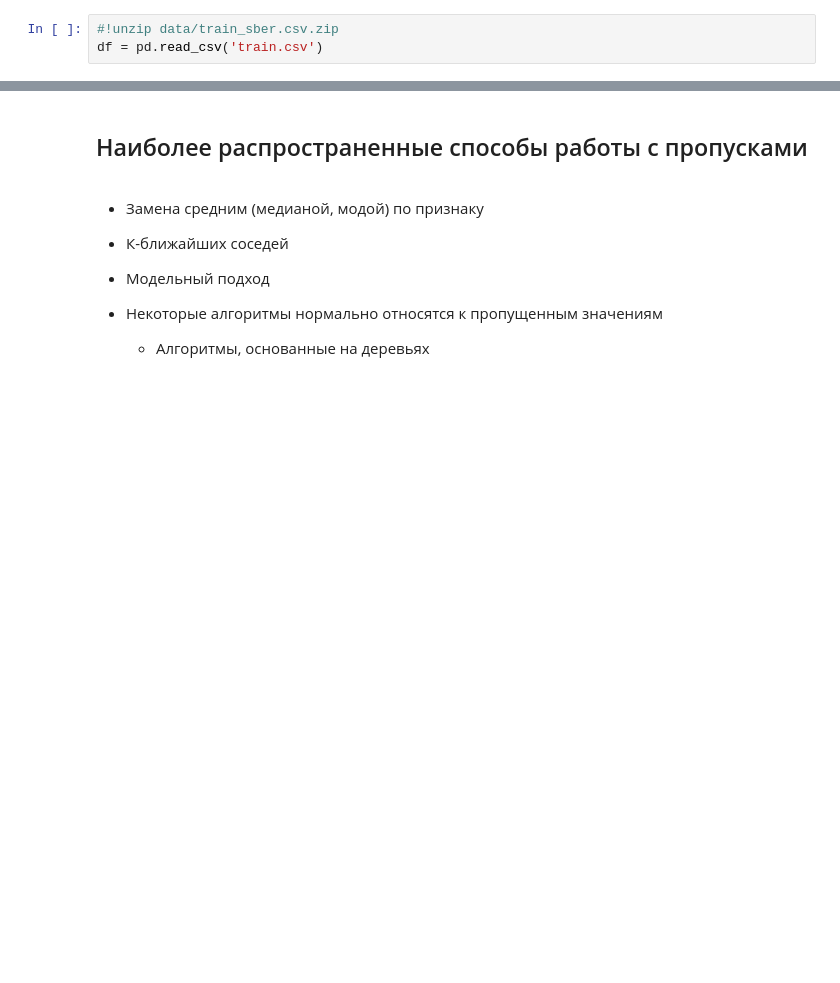
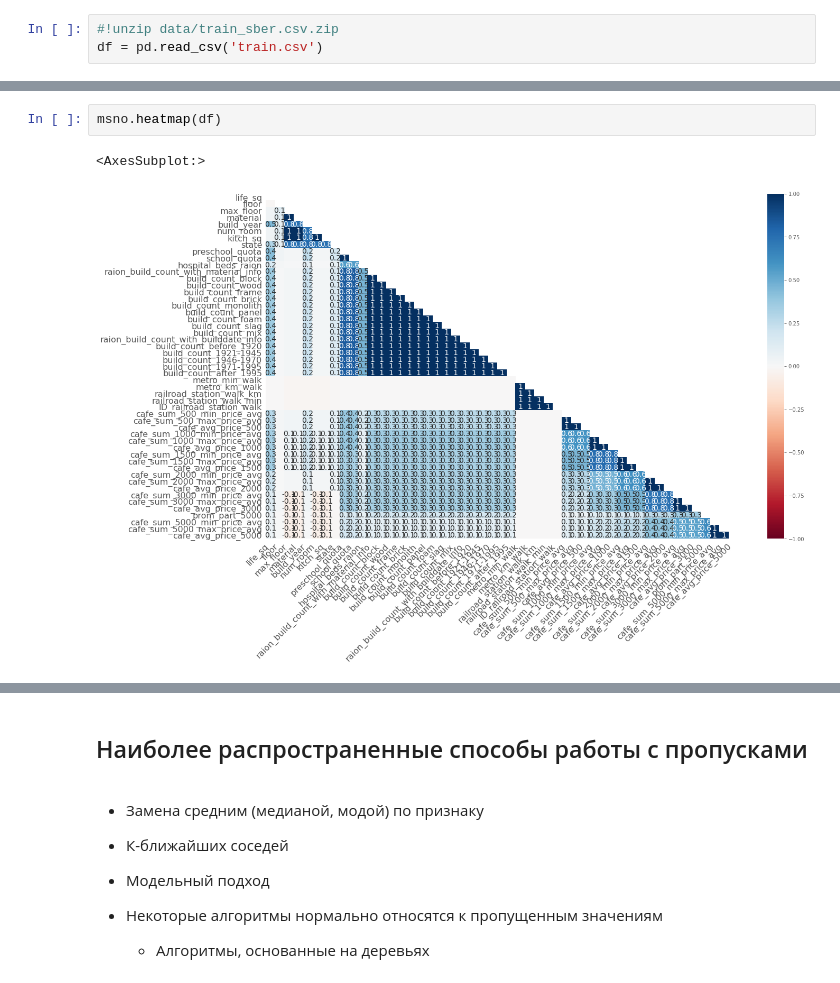
Before and after one commit to byteturner/skill_factory, a Jupyter notebook: data_analysys/pipeline-skillfactory-proc.ipynb, the cells around one changed output, grey strips where cells are left out. Saved outputs shown, nothing was run; the diff lists cells and outputs as text; blank space fills up the shorter version.

```diff
--- a/data_analysys/pipeline-skillfactory-proc.ipynb
+++ b/data_analysys/pipeline-skillfactory-proc.ipynb
@@ -605 +683,6 @@ msno.matrix(df, sort='ascending')
+# %%
+msno.heatmap(df)
+# %% [output]
+<AxesSubplot:>
+[figure, added]
 # %%
```
Also changed, not shown: parts of 41 cells of this notebook.
